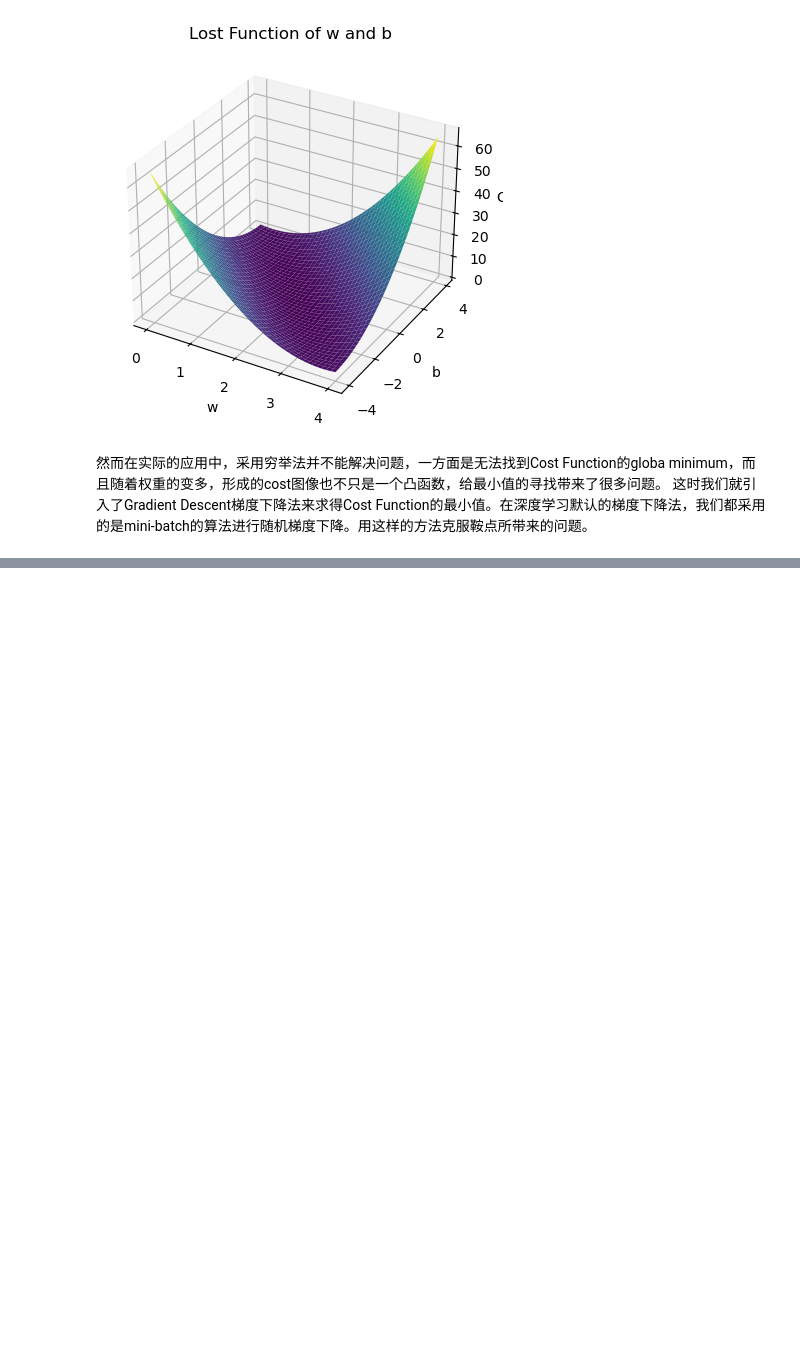
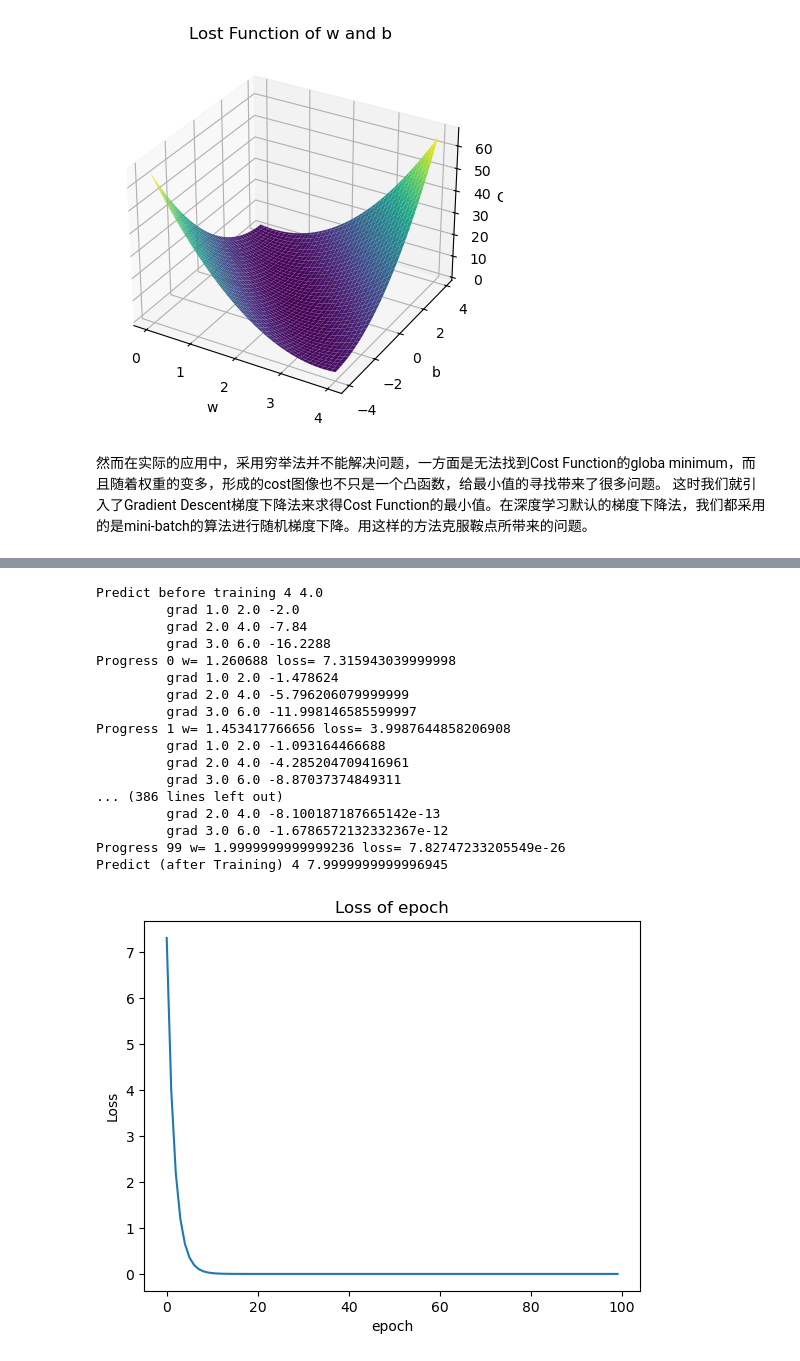
Before and after one commit to minglei0706/ML_practice, a Jupyter notebook: linear model.ipynb, the cells around one changed output, grey strips where cells are left out. Drawn from its saved outputs; the diff is of its cells as text; code cells hidden in the pictures; blank space fills up the shorter version.

```diff
--- a/linear model.ipynb
+++ b/linear model.ipynb
@@ -141,0 +229,58 @@ b= -2.699999999999999
+# %%
+import matplotlib.pyplot as plt
+
+x_data = [1.0,2.0,3.0]
+y_data = [2.0,4.0,6.0]
+
+w=1.0
+
+def forward(x):
+    return x*w
+
+def loss(x,y):
+    y_pred = forward(x)
+    return (y_pred - y)**2
+
+def gradient(x,y):
+    return 2*x*(x*w-y)
+
+loss_value = []
+
+print('Predict before training' ,4 , forward(4))
+
+for epoch in range(100):
+    for x,y in zip (x_data,y_data):
+        grad = gradient(x,y)
+        l = loss(x,y)
+        w -= 0.01*grad
+        print("\t grad",x,y,grad)
+    loss_value.append(l)
+
+    print("Progress",epoch,'w=',w,"loss=",l)
+
+print('Predict (after Training)', 4, forward(4))
+
+plt.plot(range(100),loss_value)
+plt.xlabel('epoch')
+plt.ylabel('Loss')
+plt.title('Loss of epoch')
+plt.show()
+# %% [output]
+Predict before training 4 4.0
+         grad 1.0 2.0 -2.0
+         grad 2.0 4.0 -7.84
+         grad 3.0 6.0 -16.2288
+Progress 0 w= 1.260688 loss= 7.315943039999998
+         grad 1.0 2.0 -1.478624
+         grad 2.0 4.0 -5.796206079999999
+         grad 3.0 6.0 -11.998146585599997
+Progress 1 w= 1.453417766656 loss= 3.9987644858206908
+         grad 1.0 2.0 -1.093164466688
+         grad 2.0 4.0 -4.285204709416961
+         grad 3.0 6.0 -8.87037374849311
+... (386 lines left out)
+         grad 2.0 4.0 -8.100187187665142e-13
+         grad 3.0 6.0 -1.6786572132332367e-12
+Progress 99 w= 1.9999999999999236 loss= 7.82747233205549e-26
+Predict (after Training) 4 7.9999999999996945
+[figure, added]
```
Also changed, not shown: parts of 6 cells of this notebook.
